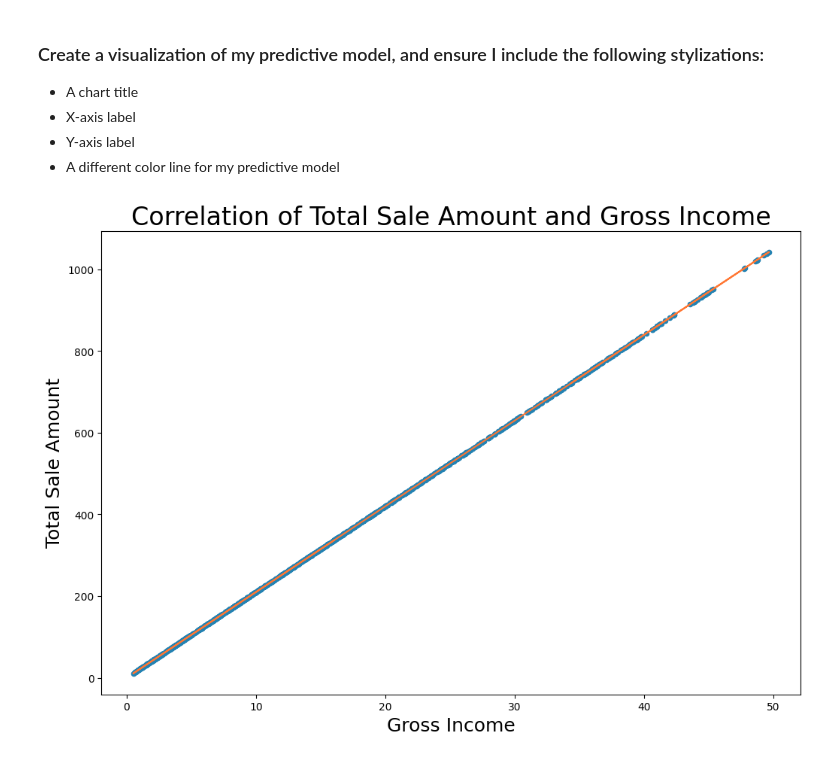
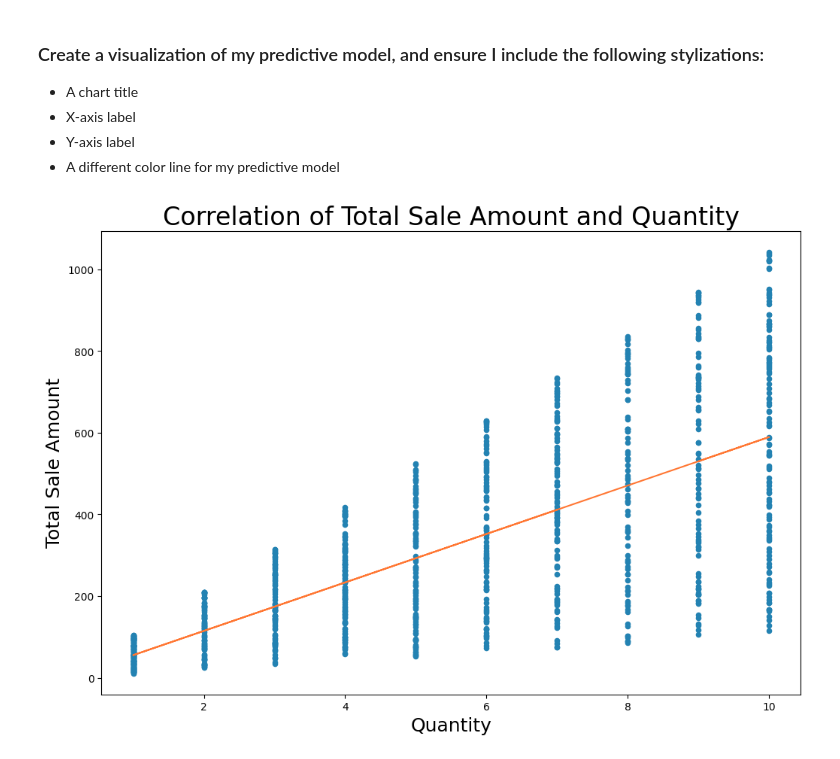
Before and after one commit to ambsthebear/Bear-Exploratory-Data-Analysis, a Jupyter notebook: sales_data_exploration.ipynb, the cells around one changed output. Saved outputs shown, nothing was run; the diff lists cells and outputs as text; code cells hidden in the pictures.

Commit message:
Correlation corrections complete

```diff
--- a/sales_data_exploration.ipynb
+++ b/sales_data_exploration.ipynb
@@ -236,7 +236,7 @@ plt.ylabel ("Total Sale Amount", fontsize=18);
 # %% [markdown]
  ### Reshape my two columns to prepare for fitting to a linear regression model, and save each as its own unique variable
 # %%
-x_reshape = joined_sales_df[["Gross_Income"]]
+x_reshape = joined_sales_df[["Quantity"]]
 y_reshape = joined_sales_df["Total"]
 # %% [markdown]
 ### Create a new LinearRegression instance, and use the appropriate function to create a predictive model for my Y-axis values.
@@ -251,10 +251,10 @@ y_prediction = linear_regressor.predict(x_reshape)
 - Y-axis label
 - A different color line for my predictive model
 # %%
-joined_sales_df.plot.scatter(x="Gross_Income", y="Total", figsize=(12,8), color="#2382B2")
+joined_sales_df.plot.scatter(x="Quantity", y="Total", figsize=(12,8), color="#2382B2")
 plt.plot(x_reshape, y_prediction, color="#FF7733")
-plt.title("Correlation of Total Sale Amount and Gross Income", fontsize=24)
-plt.xlabel("Gross Income", fontsize=18)
+plt.title("Correlation of Total Sale Amount and Quantity", fontsize=24)
+plt.xlabel("Quantity", fontsize=18)
 plt.ylabel ("Total Sale Amount", fontsize=18);
 # %% [output]
-[figure, old version]
+[figure, new version]
```
Also changed, not shown: parts of 1 cell of this notebook.
